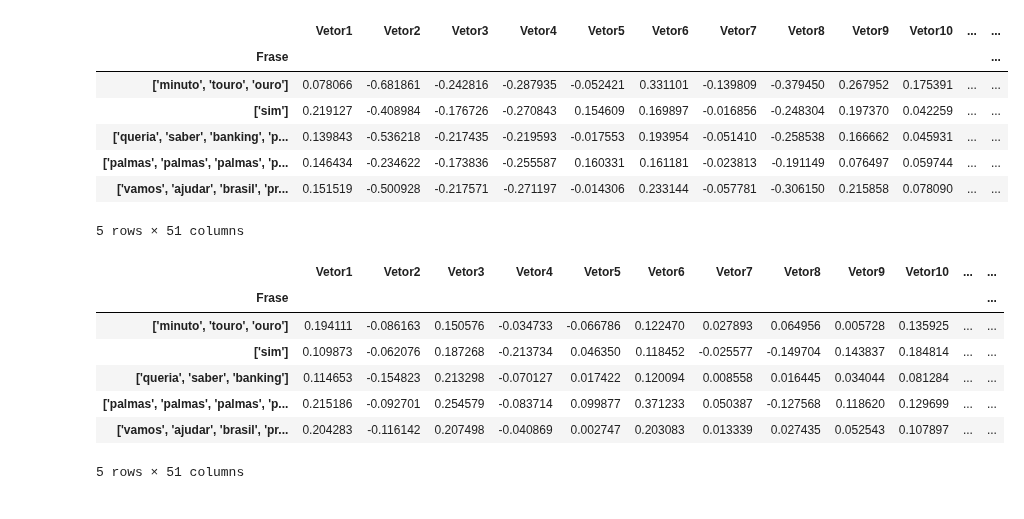
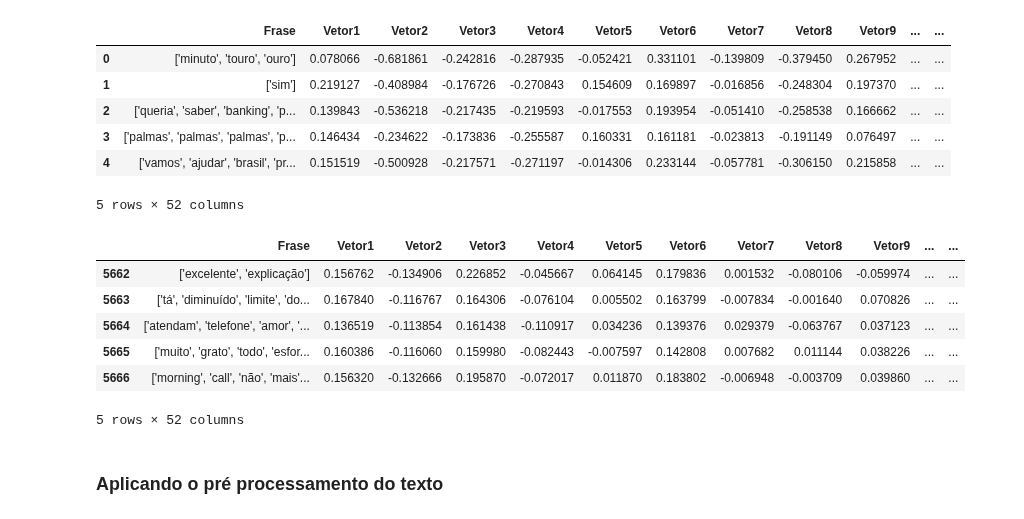
Before and after one commit to 2023M6T4-Inteli/Projeto4, a Jupyter notebook: src/embedding_layers.ipynb, the cells around one changed output. Cells and saved outputs as stored; diff of their text form; code cells hidden in the pictures.

```diff
--- a/src/embedding_layers.ipynb
+++ b/src/embedding_layers.ipynb
@@ -7,26 +8,26 @@ from keras.models import Sequential
 # %%
 from sklearn import preprocessing
 # %%
-df_corpus = pd.read_csv('../output/word2vec_corpus.csv', index_col=0)
+df_corpus = pd.read_csv('../output/word2vec_corpus.csv')
 df_corpus.head(5)
 # %% [output]
-|  | Vetor1 | Vetor2 | Vetor3 | Vetor4 | Vetor5 | Vetor6 | Vetor7 | Vetor8 | Vetor9 | Vetor10 | ... | ... |
-| Frase |  |  |  |  |  |  |  |  |  |  |  | ... |
-| ['minuto', 'touro', 'ouro'] | 0.078066 | -0.681861 | -0.242816 | -0.287935 | -0.052421 | 0.331101 | -0.139809 | -0.379450 | 0.267952 | 0.175391 | ... | ... |
-| ['sim'] | 0.219127 | -0.408984 | -0.176726 | -0.270843 | 0.154609 | 0.169897 | -0.016856 | -0.248304 | 0.197370 | 0.042259 | ... | ... |
-| ['queria', 'saber', 'banking', 'p... | 0.139843 | -0.536218 | -0.217435 | -0.219593 | -0.017553 | 0.193954 | -0.051410 | -0.258538 | 0.166662 | 0.045931 | ... | ... |
-| ['palmas', 'palmas', 'palmas', 'p... | 0.146434 | -0.234622 | -0.173836 | -0.255587 | 0.160331 | 0.161181 | -0.023813 | -0.191149 | 0.076497 | 0.059744 | ... | ... |
-| ['vamos', 'ajudar', 'brasil', 'pr... | 0.151519 | -0.500928 | -0.217571 | -0.271197 | -0.014306 | 0.233144 | -0.057781 | -0.306150 | 0.215858 | 0.078090 | ... | ... |
+|  | Frase | Vetor1 | Vetor2 | Vetor3 | Vetor4 | Vetor5 | Vetor6 | Vetor7 | Vetor8 | Vetor9 | ... | ... |
+| 0 | ['minuto', 'touro', 'ouro'] | 0.078066 | -0.681861 | -0.242816 | -0.287935 | -0.052421 | 0.331101 | -0.139809 | -0.379450 | 0.267952 | ... | ... |
+| 1 | ['sim'] | 0.219127 | -0.408984 | -0.176726 | -0.270843 | 0.154609 | 0.169897 | -0.016856 | -0.248304 | 0.197370 | ... | ... |
+| 2 | ['queria', 'saber', 'banking', 'p... | 0.139843 | -0.536218 | -0.217435 | -0.219593 | -0.017553 | 0.193954 | -0.051410 | -0.258538 | 0.166662 | ... | ... |
+| 3 | ['palmas', 'palmas', 'palmas', 'p... | 0.146434 | -0.234622 | -0.173836 | -0.255587 | 0.160331 | 0.161181 | -0.023813 | -0.191149 | 0.076497 | ... | ... |
+| 4 | ['vamos', 'ajudar', 'brasil', 'pr... | 0.151519 | -0.500928 | -0.217571 | -0.271197 | -0.014306 | 0.233144 | -0.057781 | -0.306150 | 0.215858 | ... | ... |
-5 rows × 51 columns
+5 rows × 52 columns
 # %%
-df_cbow = pd.read_csv('../output/word2vec_cbow.csv', index_col=0)
-df_cbow.head(5)
+df_cbow = pd.read_csv('../output/word2vec_cbow.csv')
+df_cbow.tail(5)
 # %% [output]
-|  | Vetor1 | Vetor2 | Vetor3 | Vetor4 | Vetor5 | Vetor6 | Vetor7 | Vetor8 | Vetor9 | Vetor10 | ... | ... |
-| Frase |  |  |  |  |  |  |  |  |  |  |  | ... |
-| ['minuto', 'touro', 'ouro'] | 0.194111 | -0.086163 | 0.150576 | -0.034733 | -0.066786 | 0.122470 | 0.027893 | 0.064956 | 0.005728 | 0.135925 | ... | ... |
-| ['sim'] | 0.109873 | -0.062076 | 0.187268 | -0.213734 | 0.046350 | 0.118452 | -0.025577 | -0.149704 | 0.143837 | 0.184814 | ... | ... |
-| ['queria', 'saber', 'banking'] | 0.114653 | -0.154823 | 0.213298 | -0.070127 | 0.017422 | 0.120094 | 0.008558 | 0.016445 | 0.034044 | 0.081284 | ... | ... |
-| ['palmas', 'palmas', 'palmas', 'p... | 0.215186 | -0.092701 | 0.254579 | -0.083714 | 0.099877 | 0.371233 | 0.050387 | -0.127568 | 0.118620 | 0.129699 | ... | ... |
-| ['vamos', 'ajudar', 'brasil', 'pr... | 0.204283 | -0.116142 | 0.207498 | -0.040869 | 0.002747 | 0.203083 | 0.013339 | 0.027435 | 0.052543 | 0.107897 | ... | ... |
+|  | Frase | Vetor1 | Vetor2 | Vetor3 | Vetor4 | Vetor5 | Vetor6 | Vetor7 | Vetor8 | Vetor9 | ... | ... |
+| 5662 | ['excelente', 'explicação'] | 0.156762 | -0.134906 | 0.226852 | -0.045667 | 0.064145 | 0.179836 | 0.001532 | -0.080106 | -0.059974 | ... | ... |
+| 5663 | ['tá', 'diminuído', 'limite', 'do... | 0.167840 | -0.116767 | 0.164306 | -0.076104 | 0.005502 | 0.163799 | -0.007834 | -0.001640 | 0.070826 | ... | ... |
+| 5664 | ['atendam', 'telefone', 'amor', '... | 0.136519 | -0.113854 | 0.161438 | -0.110917 | 0.034236 | 0.139376 | 0.029379 | -0.063767 | 0.037123 | ... | ... |
+| 5665 | ['muito', 'grato', 'todo', 'esfor... | 0.160386 | -0.116060 | 0.159980 | -0.082443 | -0.007597 | 0.142808 | 0.007682 | 0.011144 | 0.038226 | ... | ... |
+| 5666 | ['morning', 'call', 'não', 'mais'... | 0.156320 | -0.132666 | 0.195870 | -0.072017 | 0.011870 | 0.183802 | -0.006948 | -0.003709 | 0.039860 | ... | ... |
-5 rows × 51 columns
+5 rows × 52 columns
+# %% [markdown]
+### Aplicando o pré processamento do texto
```
Also changed, not shown: parts of 28 cells of this notebook.
